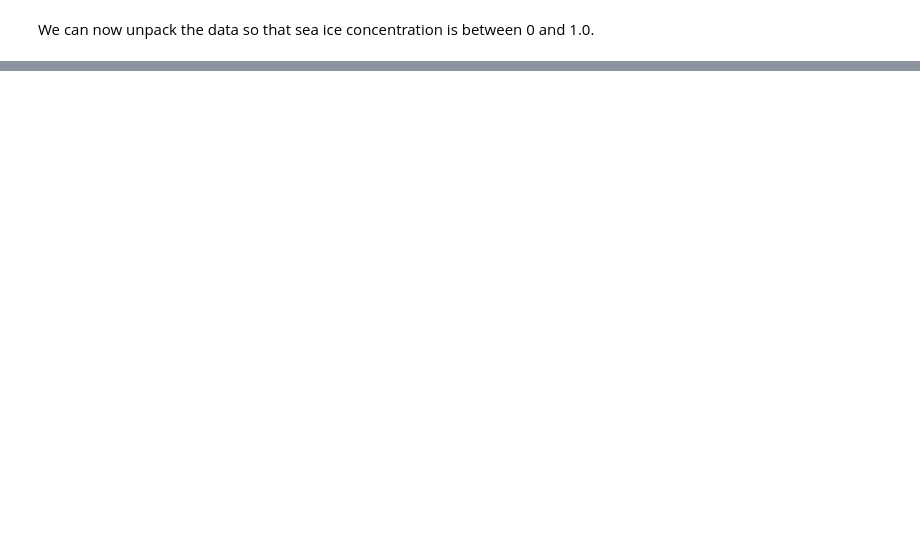
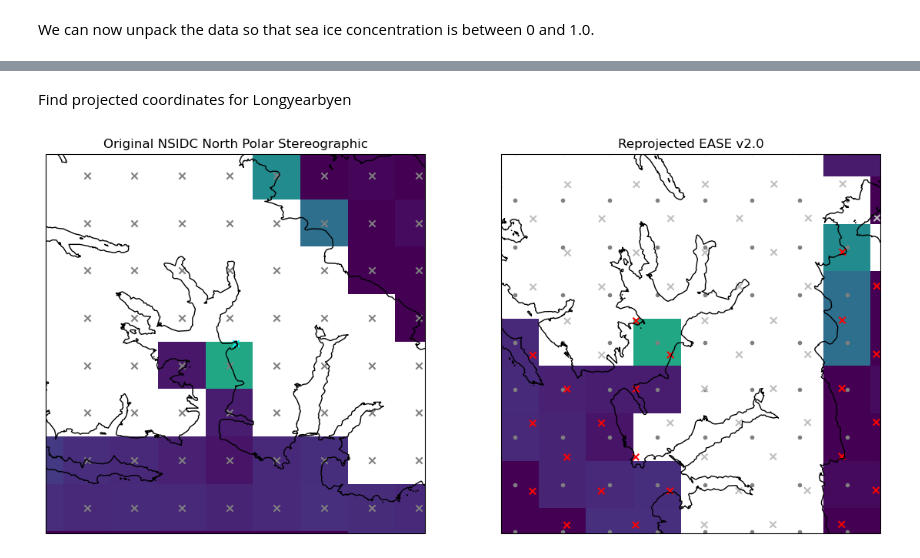
Before and after one commit to nsidc/NSIDC-Data-Cookbook, a Jupyter notebook: nsidc-data-cookbook/tutorials/how_to_regrid_sea_ice_concentration.ipynb, the cells around one changed output, grey strips where cells are left out. Saved outputs shown, nothing was run; the diff lists cells and outputs as text; code cells hidden in the pictures; blank space fills up the shorter version.

```diff
--- a/nsidc-data-cookbook/tutorials/how_to_regrid_sea_ice_concentration.ipynb
+++ b/nsidc-data-cookbook/tutorials/how_to_regrid_sea_ice_concentration.ipynb
@@ -185,0 +257,26 @@ ds_ease2.F16_ICECON[0,:,:].plot()
+# %%
+hughes1980_globe = ccrs.Globe(semimajor_axis=6378273, inverse_flattening=298.279411123061)
+psnorth_ccrs = ccrs.Stereographic(central_latitude=90., central_longitude=-45., true_scale_latitude=70.,
+                                  globe=hughes1980_globe)
+# %%
+ease2_ccrs = ccrs.LambertAzimuthalEqualArea(central_longitude=0., central_latitude=90.)
+# %%
+coastline = cfeature.GSHHSFeature(scale='low', levels=[1], edgecolor='black', facecolor='none')
+
+fig = plt.figure(figsize=(14,7))
+
+# Original Data
+ax1 = fig.add_subplot(1, 2, 1, projection=psnorth_ccrs)
+ax1.set_extent([ds.rio.bounds()[i] for i in [0,2,1,3]], psnorth_ccrs)   # rioxarray bounds are left, bottom, right, top
+                                                                     # cartopy expects xmin, xmax, ymin, ymax
+ax1.add_feature(coastline)
+ds.F16_ICECON[0,:,:].where(ds.F16_ICECON[0,:,:] <= 250).plot(ax=ax1, add_colorbar=False)
+ax1.set_title("Original NSIDC North Polar Stereographic")
+
+# Reprojected data in EASE2
+ax2 = fig.add_subplot(1, 2, 2, projection=ease2_ccrs)
+ax2.set_extent([ds_ease2.rio.bounds()[i] for i in [0,2,1,3]], ease2_crs)  # rioxarray bounds are left, bottom, right, top
+                                                                     # cartopy expects xmin, xmax, ymin, ymax
+ax2.add_feature(coastline)
+ds_ease2.F16_ICECON[0,:,:].plot(ax=ax2, add_colorbar=False)
+ax2.set_title("Reprojected EASE v2.0")
@@ -185,0 +286,2 @@ ds_ease2.F16_ICECON[0,:,:].plot()
+# %% [markdown]
+Find projected coordinates for Longyearbyen
@@ -185,0 +337,11 @@ ds_ease2.F16_ICECON[0,:,:].plot()
+# %%
+buffer = 100000.
+longitude = 15.702697636401592
+latitude = 78.22962755545672
+
+make_comparison_plot(longitude, latitude,
+                     ds.F16_ICECON[0,:,:], ds_ease2.F16_ICECON[0,:,:],
+                     psnorth_ccrs, ease2_ccrs,
+                     buffer=buffer)
+# %% [output]
+[figure, added]
```
Also changed, not shown: parts of 14 cells of this notebook.
